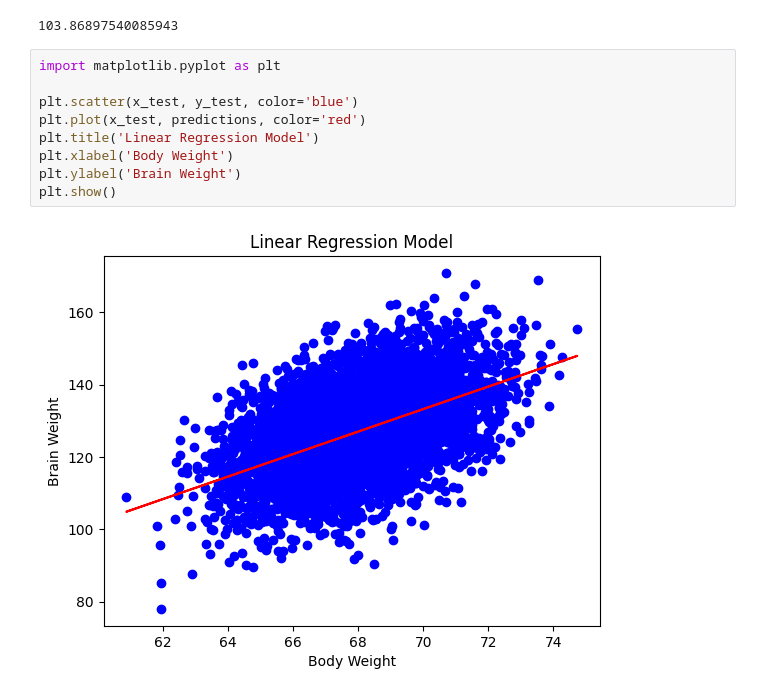
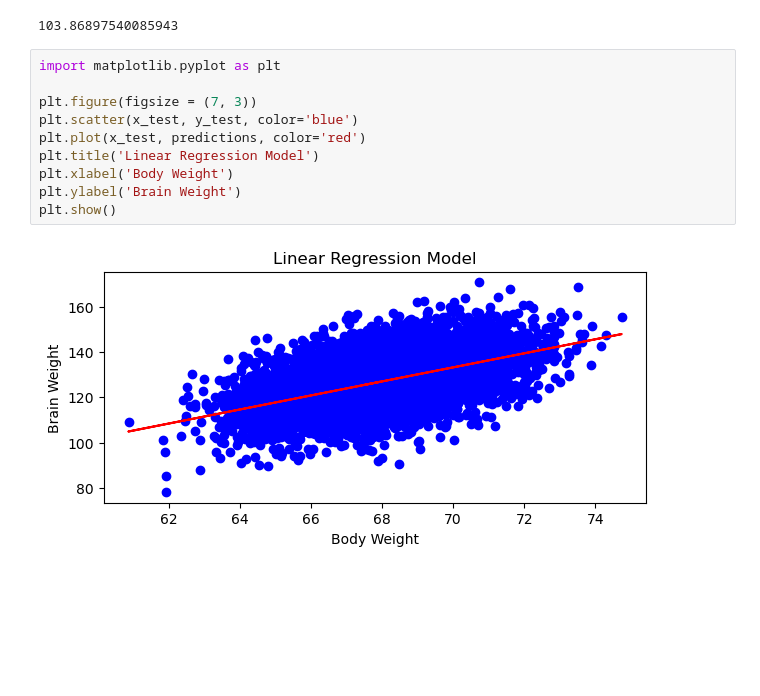
Before and after one commit to Sejalparate/college-assignments, a Jupyter notebook: Machine Learning/1. Linear_Regression.ipynb, the cells around one changed output. Drawn from its saved outputs; the diff is of its cells as text; blank space fills up the shorter version.

```diff
--- a/Machine Learning/1. Linear_Regression.ipynb
+++ b/Machine Learning/1. Linear_Regression.ipynb
@@ -34,11 +34,12 @@ print(mean_squared_error(y_test, predictions))
 # %%
 import matplotlib.pyplot as plt
 
+plt.figure(figsize = (7, 3))
 plt.scatter(x_test, y_test, color='blue')
 plt.plot(x_test, predictions, color='red')
 plt.title('Linear Regression Model')
 plt.xlabel('Body Weight')
 plt.ylabel('Brain Weight')
 plt.show()
 # %% [output]
-[figure, old version]
+[figure, new version]
```
